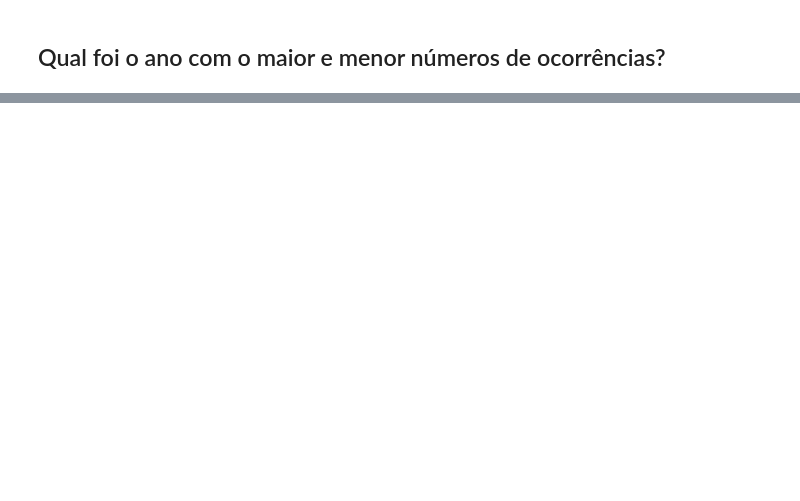
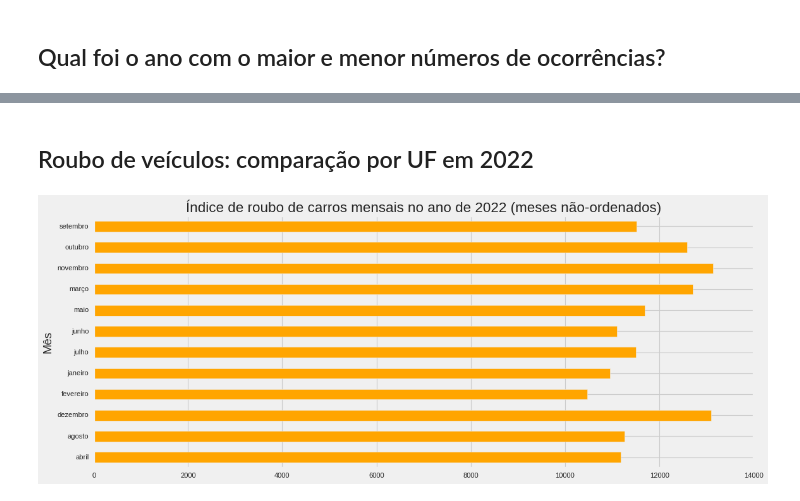
Before and after one commit to kaiquefreire05/analise-ocorrencias-criminais-gov, a Jupyter notebook: análise_ocorrências_criminais.ipynb, the cells around one changed output, grey strips where cells are left out. Saved outputs shown, nothing was run; the diff lists cells and outputs as text; code cells hidden in the pictures; blank space fills up the shorter version.

```diff
--- a/análise_ocorrências_criminais.ipynb
+++ b/análise_ocorrências_criminais.ipynb
@@ -159,0 +281,11 @@ dtype: int64
+# %% [markdown]
+## Roubo de veículos: comparação por UF em 2022
+# %%
+# Criando uma nova base de dados que recebe apenas crimes de roubo de veículos no de 2022
+df_roubo_2022 = df.loc[(df['Tipo Crime'] == 'Roubo de veículo') & (df['Ano'] == 2022)]
+# %%
+plt.style.use('fivethirtyeight')
+plt.figure(figsize=(15, 6))
+df_roubo_2022.groupby(['Mês'])['Ocorrências'].sum().plot.barh(title='Índice de roubo de carros mensais no ano de 2022 (meses não-ordenados)', color='orange');
+# %% [output]
+[figure, added]
```
Also changed, not shown: parts of 30 cells of this notebook.
